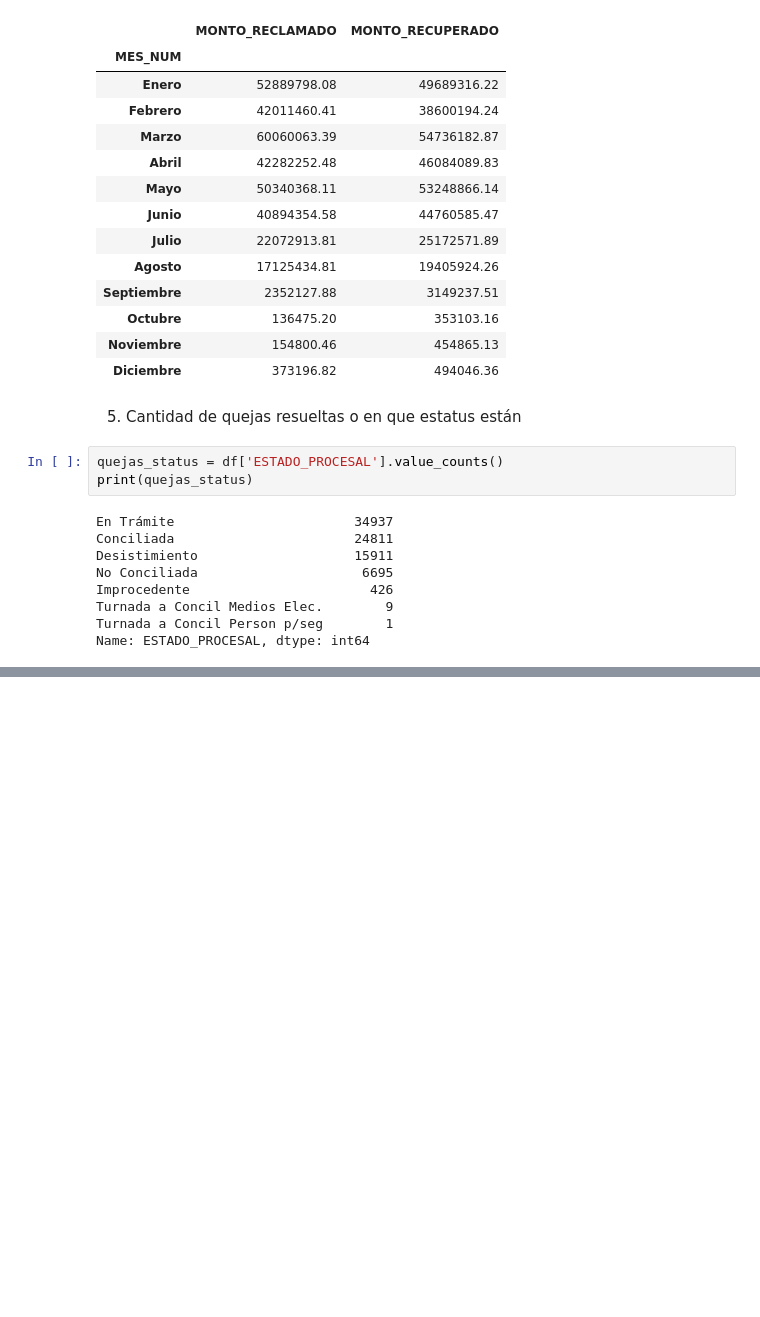
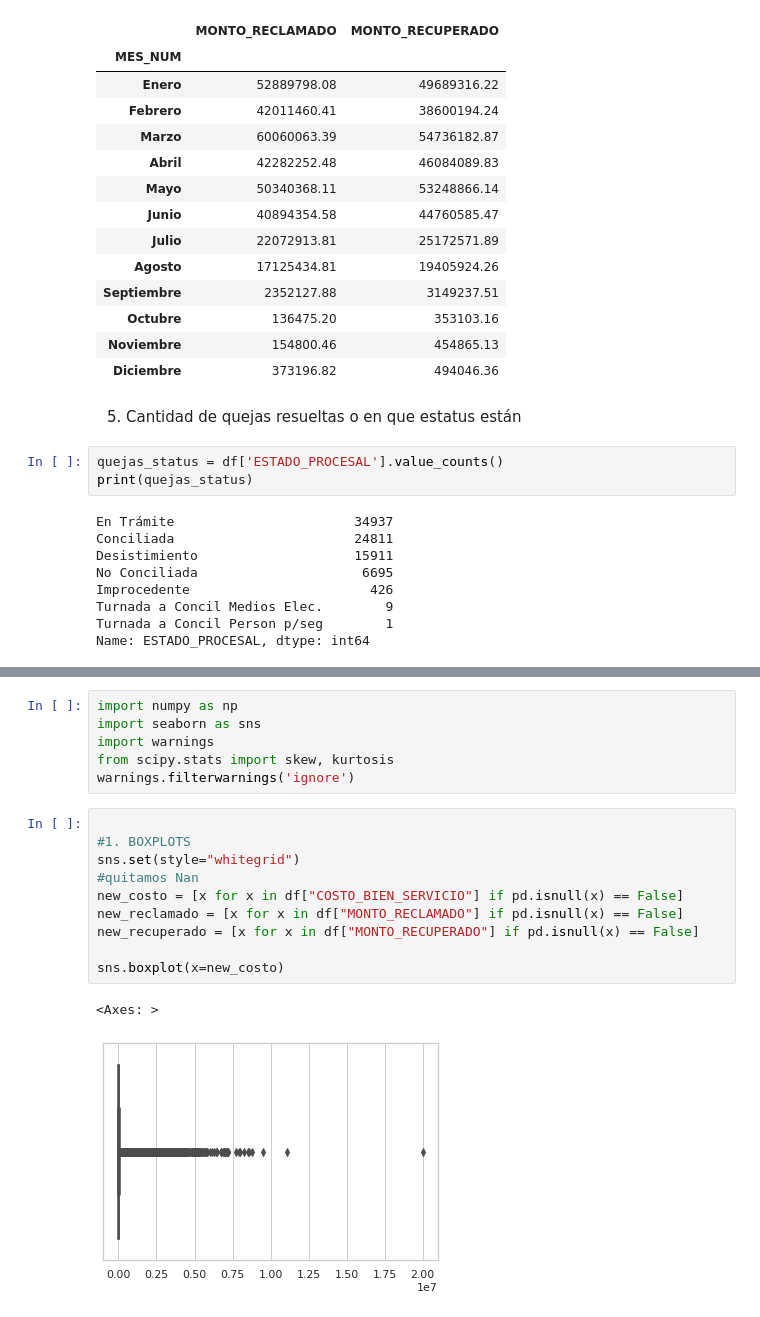
Before and after one commit to atorresf/Proyecto_Python, a Jupyter notebook: proyecto_python.ipynb, the cells around one changed output, grey strips where cells are left out. Drawn from its saved outputs; the diff is of its cells as text; blank space fills up the shorter version.

```diff
--- a/proyecto_python.ipynb
+++ b/proyecto_python.ipynb
@@ -404,0 +554,19 @@ Name: ESTADO_PROCESAL, dtype: int64
+# %%
+import numpy as np
+import seaborn as sns
+import warnings
+from scipy.stats import skew, kurtosis
+warnings.filterwarnings('ignore')
+# %%
+
+#1. BOXPLOTS
+sns.set(style="whitegrid")
+#quitamos Nan
+new_costo = [x for x in df["COSTO_BIEN_SERVICIO"] if pd.isnull(x) == False]
+new_reclamado = [x for x in df["MONTO_RECLAMADO"] if pd.isnull(x) == False]
+new_recuperado = [x for x in df["MONTO_RECUPERADO"] if pd.isnull(x) == False]
+
+sns.boxplot(x=new_costo)
+# %% [output]
+<Axes: >
+[figure, added]
```
Also changed, not shown: parts of 192 cells of this notebook.
